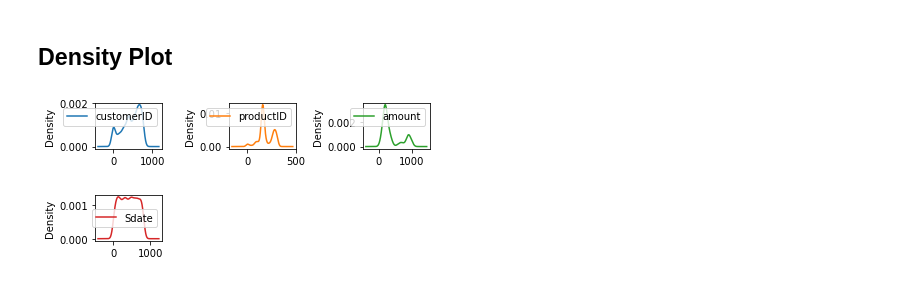
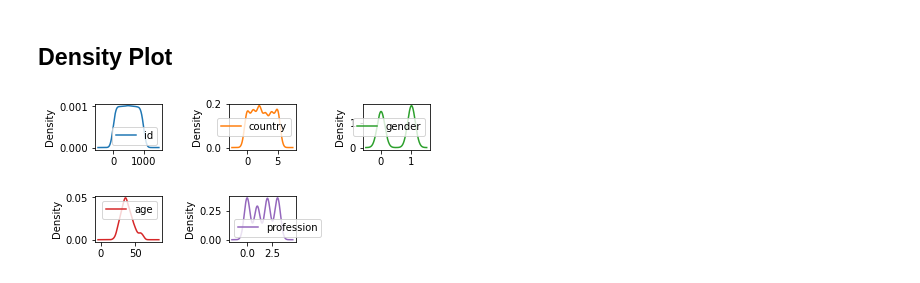
Before and after one commit to saharkhmissi11/customers-segmentation, a Jupyter notebook: customers_segmentation.ipynb, the cells around one changed output. Drawn from its saved outputs; the diff is of its cells as text; code cells hidden in the pictures.

Commit message:
datetime + outliers

```diff
--- a/customers_segmentation.ipynb
+++ b/customers_segmentation.ipynb
@@ -125,0 +143,3 @@ customers.head()
+# %%
+customers = customers[(customers["age"]<=62)]
+print("The total number of data-points after removing the outliers are:", len(customers))
@@ -443,7 +513,7 @@ plt.subplots_adjust(bottom = 0.1, right = 0.9, top = 0.9, wspace = 1, hspace = 1
 # %% [markdown]
 ## Density Plot
 # %%
-sales.plot(kind='density',subplots=True,layout=(3,3),sharex=False)
+customers.plot(kind='density',subplots=True,layout=(3,3),sharex=False)
 plt.subplots_adjust(bottom = 0.1, right = 0.9, top = 0.9, wspace = 1, hspace = 1)
 # %% [output]
-[figure, old version]
+[figure, new version]
```
Also changed, not shown: parts of 33 cells of this notebook.
